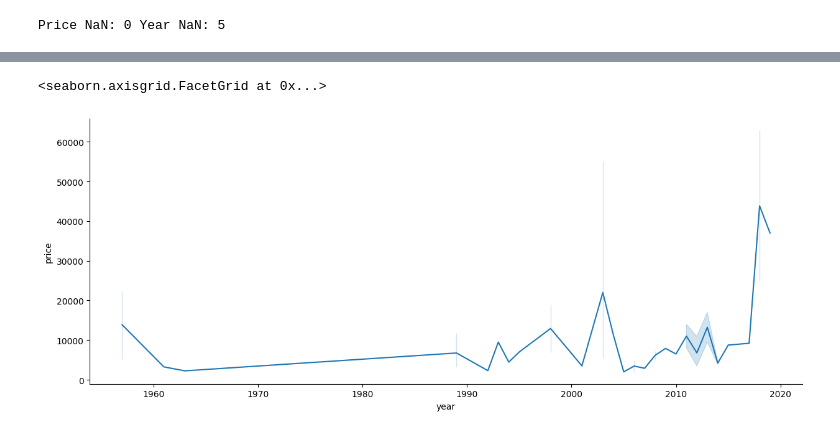
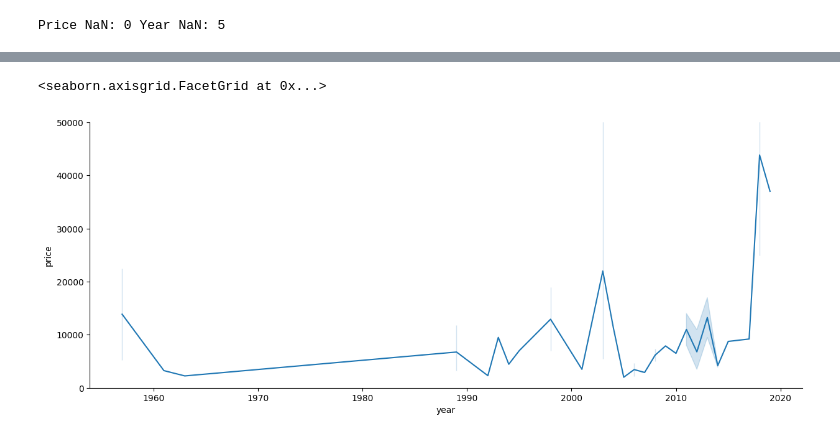
Before and after one commit to romancgilbert/scratchpad, a Jupyter notebook: nb_2026_01_05.ipynb, the cells around one changed output, grey strips where cells are left out. Saved outputs shown, nothing was run; the diff lists cells and outputs as text; code cells hidden in the pictures.

```diff
--- a/nb_2026_01_05.ipynb
+++ b/nb_2026_01_05.ipynb
@@ -62,5 +83,7 @@ Price NaN: 0 Year NaN: 5
 # %%
-sns.relplot(df, x='year', y='price', kind='line', height=5, aspect=2.5)
+g = sns.relplot(df, x='year', y='price', kind='line', height=5, aspect=2.5)
+
+g.set(ylim=(0, 50000))
 # %% [output]
 <seaborn.axisgrid.FacetGrid at 0x...>
-[figure, old version]
+[figure, new version]
```
Also changed, not shown: parts of 1 cell of this notebook.
